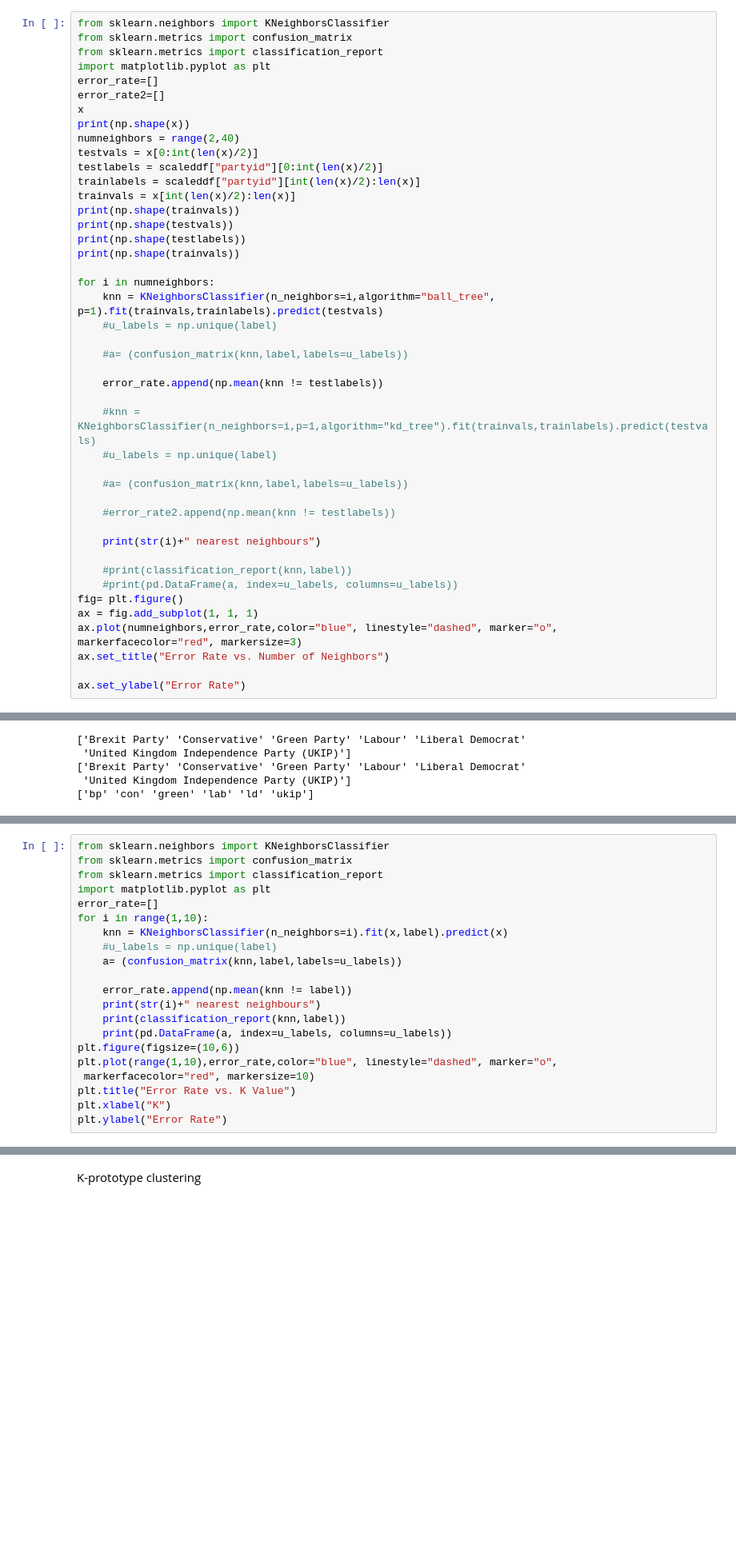
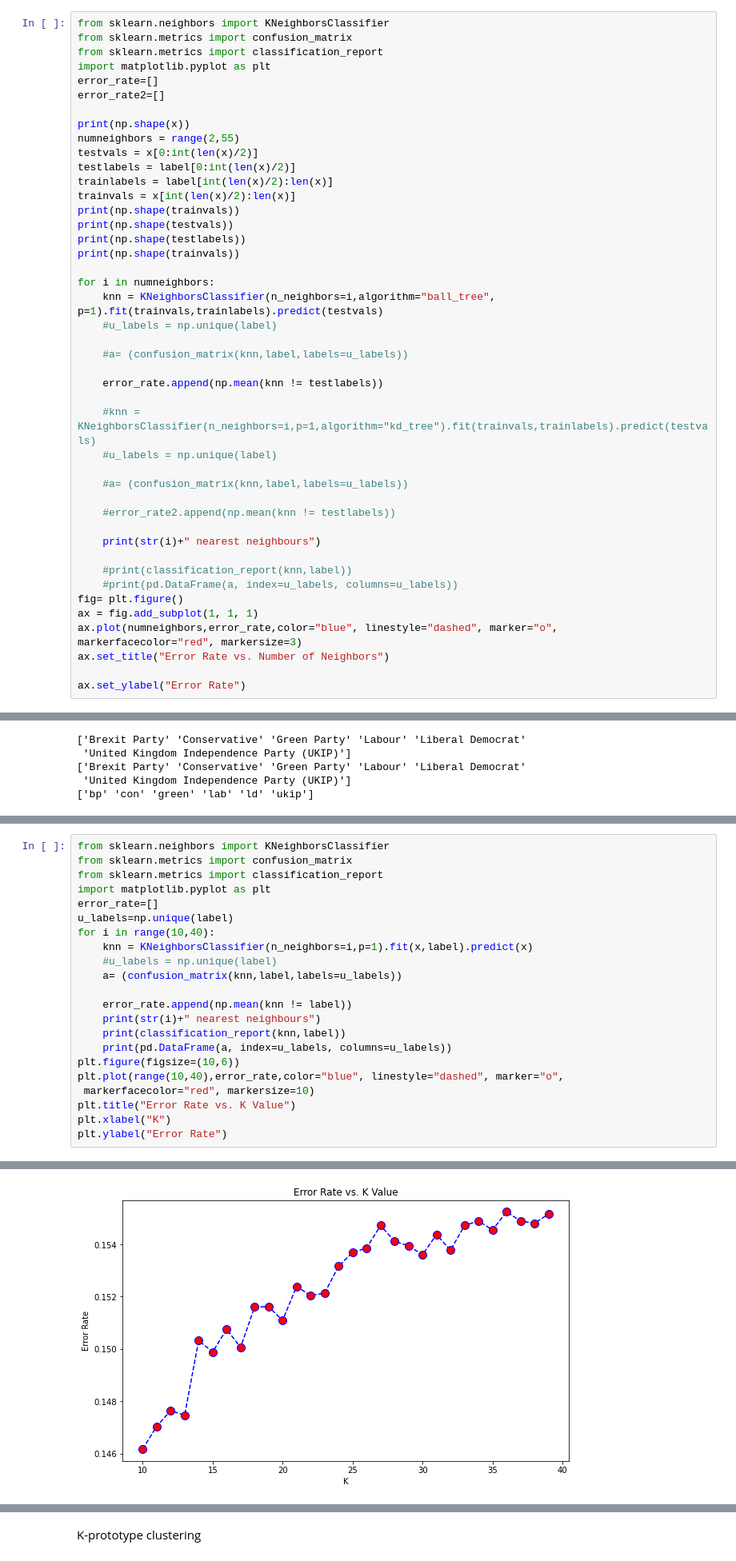
Before and after one commit to rbromley19/MDM_3_Politics, a Jupyter notebook: Data_Exploration_Kieran - Copy.ipynb, the cells around one changed output, grey strips where cells are left out. Shown at 80% size. Saved outputs shown, nothing was run; the diff lists cells and outputs as text; blank space fills up the shorter version.

```diff
--- a/Data_Exploration_Kieran - Copy.ipynb
+++ b/Data_Exploration_Kieran - Copy.ipynb
@@ -960,12 +1198,12 @@ from sklearn.metrics import classification_report
 import matplotlib.pyplot as plt
 error_rate=[]
 error_rate2=[]
-x
+
 print(np.shape(x))
-numneighbors = range(2,40)
+numneighbors = range(2,55)
 testvals = x[0:int(len(x)/2)]
-testlabels = scaleddf["partyid"][0:int(len(x)/2)]
-trainlabels = scaleddf["partyid"][int(len(x)/2):len(x)]
+testlabels = label[0:int(len(x)/2)]
+trainlabels = label[int(len(x)/2):len(x)]
 trainvals = x[int(len(x)/2):len(x)]
 print(np.shape(trainvals))
 print(np.shape(testvals))
@@ -1363,8 +1772,9 @@ from sklearn.metrics import confusion_matrix
 from sklearn.metrics import classification_report
 import matplotlib.pyplot as plt
 error_rate=[]
-for i in range(1,10):
-    knn = KNeighborsClassifier(n_neighbors=i).fit(x,label).predict(x)
+u_labels=np.unique(label)
+for i in range(10,40):
+    knn = KNeighborsClassifier(n_neighbors=i,p=1).fit(x,label).predict(x)
     #u_labels = np.unique(label)
     a= (confusion_matrix(knn,label,labels=u_labels))
 
@@ -1373,7 +1783,7 @@ for i in range(1,10):
     print(classification_report(knn,label))
     print(pd.DataFrame(a, index=u_labels, columns=u_labels))
 plt.figure(figsize=(10,6))
-plt.plot(range(1,10),error_rate,color="blue", linestyle="dashed", marker="o",
+plt.plot(range(10,40),error_rate,color="blue", linestyle="dashed", marker="o",
  markerfacecolor="red", markersize=10)
 plt.title("Error Rate vs. K Value")
 plt.xlabel("K")
@@ -1485,3 +1810,4 @@ Text(0, 0.5, 'Error Rate')
+[figure, added]
 # %%
 k = 0
 for i in u_labels:
```
Also changed, not shown: parts of 38 cells of this notebook, 4 other files.
